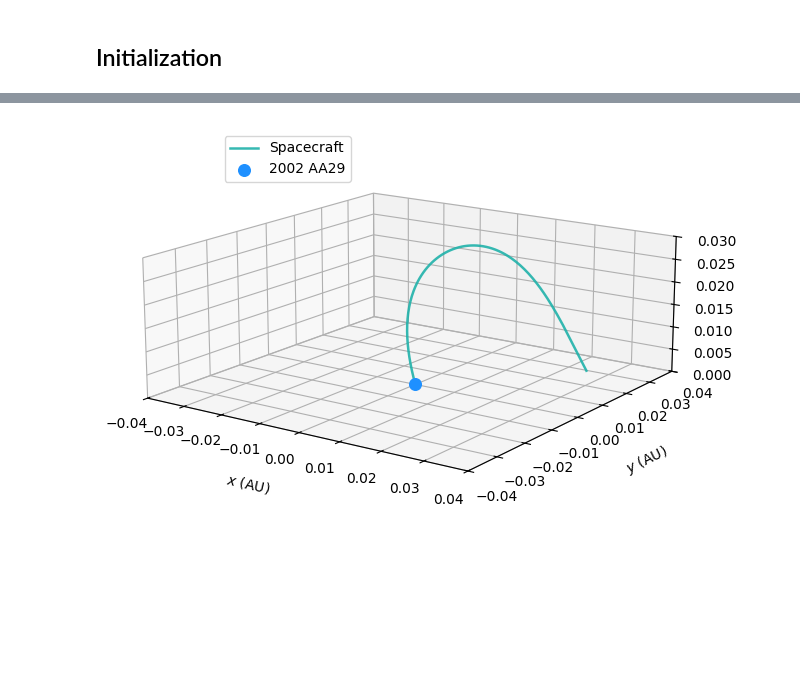
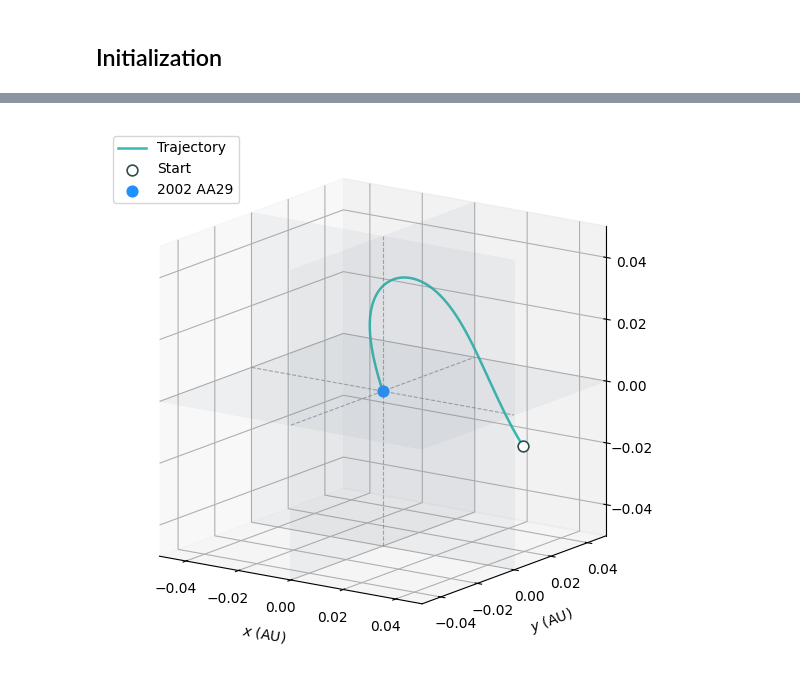
Before and after one commit to shami-momo/Workspace, a Jupyter notebook: lambert_project/lambert.ipynb, the cells around one changed output, grey strips where cells are left out. Drawn from its saved outputs; the diff is of its cells as text; code cells hidden in the pictures; blank space fills up the shorter version.

```diff
--- a/lambert_project/lambert.ipynb
+++ b/lambert_project/lambert.ipynb
@@ -649,48 +1105,96 @@ Final Δv       : 1.0048 km/s
 # %%
-vec_space_rot = get_rotation_coords(space_run3_vec, aa29_run1_vec)
-x_rot, y_rot, z_rot = vec_space_rot['x'], vec_space_rot['y'], vec_space_rot['z']
+vec_space_rot = get_rotation_coords(space_run4_vec, aa29_run1_vec)
 
-fig = plt.figure(figsize=(7, 5))
+x_rot = np.asarray(vec_space_rot["x"])
+y_rot = np.asarray(vec_space_rot["y"])
+z_rot = np.asarray(vec_space_rot["z"])
+
+limit = 1.08 * np.max(np.abs(np.concatenate([x_rot, y_rot, z_rot])))
+
+fig = plt.figure(figsize=(7, 7))
 ax = fig.add_subplot(111, projection="3d")
+
+plane_axis = np.array([-limit, limit])
+p1, p2 = np.meshgrid(plane_axis, plane_axis)
+
+plane_style = {
+    "color": "slategray",
+    "alpha": 0.07,
+    "shade": False,
+    "linewidth": 0,
+    "antialiased": False,
+}
+
+ax.plot_surface(p1, p2, np.zeros_like(p1), **plane_style)
+ax.plot_surface(p1, np.zeros_like(p1), p2, **plane_style)
+ax.plot_surface(np.zeros_like(p1), p1, p2, **plane_style)
+
+axis_style = {
+    "color": "slategray",
+    "lw": 0.8,
+    "ls": "--",
+    "alpha": 0.65,
+}
+
+ax.plot([-limit, limit], [0, 0], [0, 0], **axis_style)
+ax.plot([0, 0], [-limit, limit], [0, 0], **axis_style)
+ax.plot([0, 0], [0, 0], [-limit, limit], **axis_style)
 
 ax.plot(
     x_rot, y_rot, z_rot,
     color="lightseagreen",
     lw=1.8,
     alpha=0.9,
-    label="Spacecraft",
+    label="Trajectory",
+)
+
+ax.scatter(
+    x_rot[0], y_rot[0], z_rot[0],
+    color="white",
+    edgecolor="darkslategray",
+    linewidth=1.2,
+    s=60,
+    depthshade=False,
+    label="Start",
+    zorder=4,
 )
 
 ax.scatter(
     0, 0, 0,
     color="dodgerblue",
-    s=70,
+    s=60,
     depthshade=False,
     label="2002 AA29",
-    zorder=5,
+    zorder=6,
 )
 
-ax.set_xlim(-0.04, 0.04)
-ax.set_ylim(-0.04, 0.04)
-ax.set_zlim(0, 0.03)
+ax.set(
+    xlim=(-limit, limit),
+    ylim=(-limit, limit),
+    zlim=(-limit, limit),
+    xlabel="$x$ (AU)",
+    ylabel="$y$ (AU)",
+    zlabel="$z$ (AU)",
+)
 
-ax.set_xlabel("$x$ (AU)", labelpad=8)
-ax.set_ylabel("$y$ (AU)", labelpad=8)
-ax.set_zlabel("$z$ (AU)", labelpad=8)
+ax.xaxis.labelpad = 8
+ax.yaxis.labelpad = 8
+ax.zaxis.labelpad = 8
 
 ax.view_init(elev=15, azim=-55)
-ax.grid(True, linestyle=":", alpha=0.6)
+ax.set_proj_type("ortho")
+ax.set_box_aspect((1, 1, 1))
+ax.grid(alpha=0.3)
+
 ax.legend(loc="upper left")
-ax.grid(alpha=0.3)
-ax.set_box_aspect((1, 1, 0.375), zoom=1.4)
 
 fig.savefig(
     "aa29_approach_3d.webp",
     format="webp",
     dpi=220,
     bbox_inches="tight",
 )
 
 plt.show()
 # %% [output]
-[figure, old version]
+[figure, new version]
```
Also changed, not shown: parts of 32 cells of this notebook, 6 other files.
